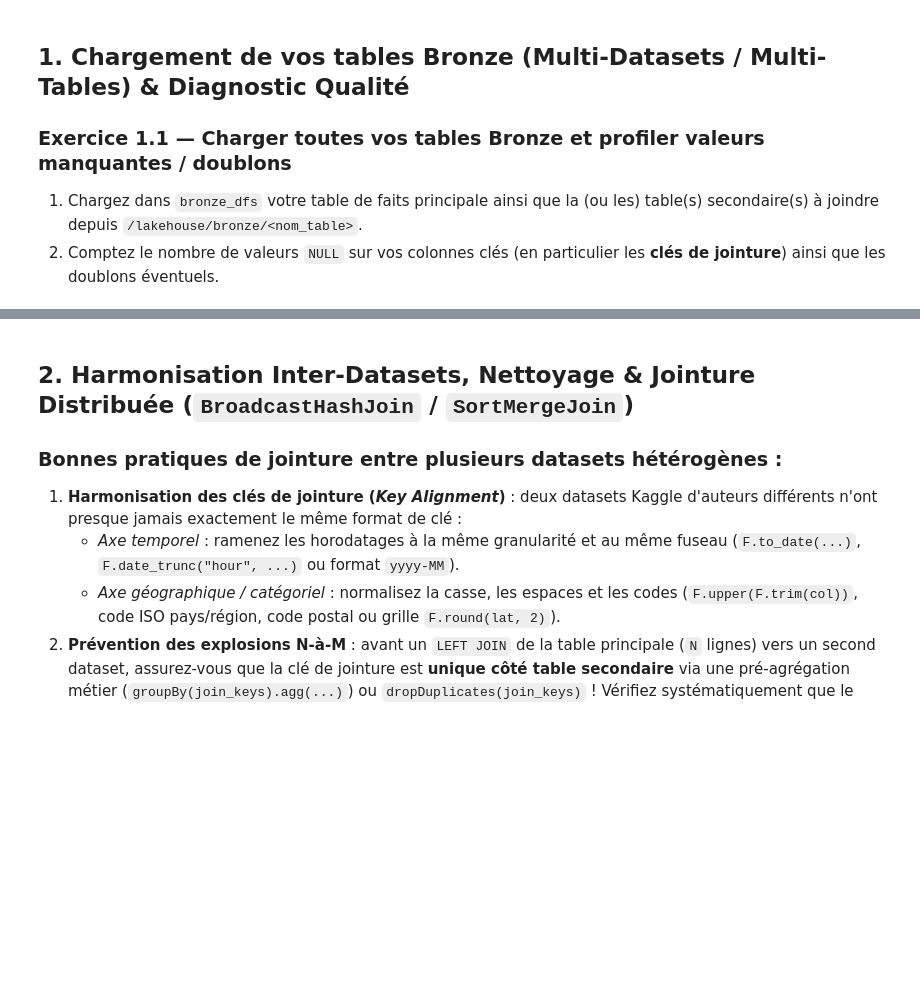
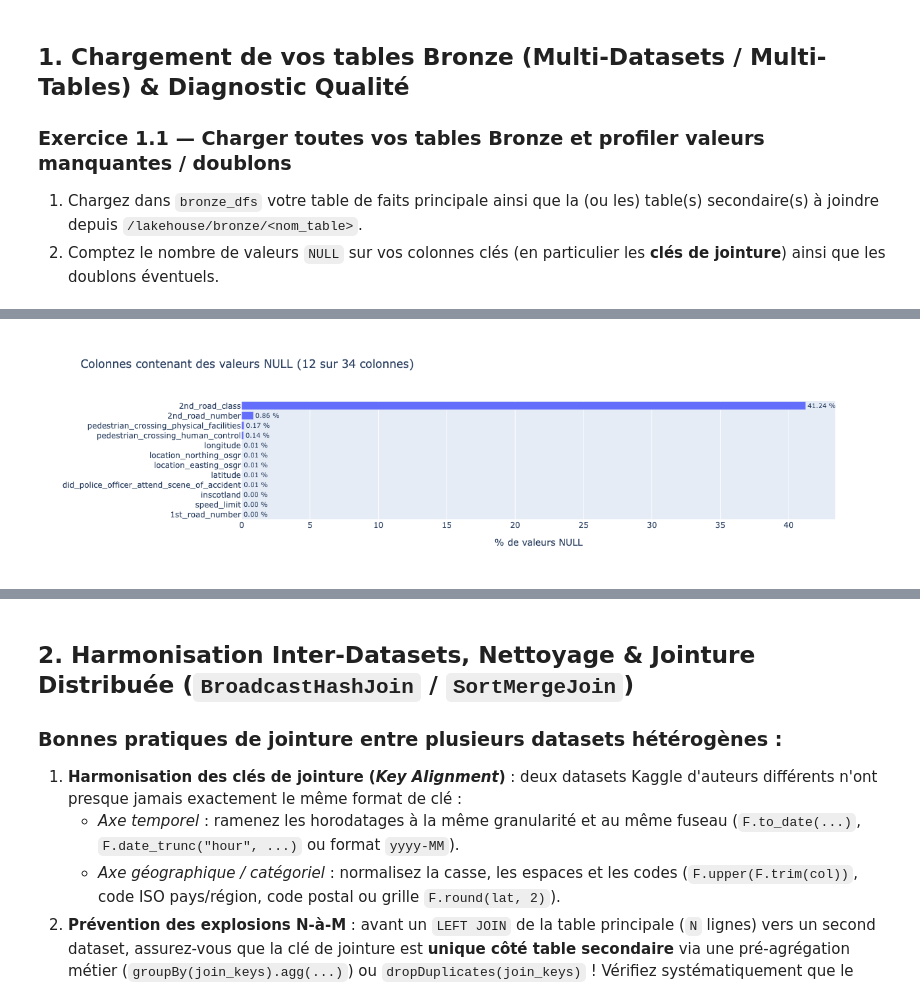
Before and after one commit to akram-dinobot/akram-amokrane-hadoop-kaggle, a Jupyter notebook: notebooks/J2_Spark_Delta_Silver.ipynb, the cells around one changed output, grey strips where cells are left out. Drawn from its saved outputs; the diff is of its cells as text; code cells hidden in the pictures; blank space fills up the shorter version.

Commit message:
feat(j2): add Plotly charts for nulls, vehicles per accident and match rate

```diff
--- a/notebooks/J2_Spark_Delta_Silver.ipynb
+++ b/notebooks/J2_Spark_Delta_Silver.ipynb
@@ -103,3 +103,22 @@ for alias, df in bronze_dfs.items():
 only showing top 20 rows
 [main] lignes=2,047,256 | doublons complets=0 | accident_index NULL=0 | clés distinctes=2,047,256 | ratio lignes/clé=1.00
 [secondary] lignes=2,177,205 | doublons complets=0 | accident_index NULL=0 | clés distinctes=1,488,981 | ratio lignes/clé=1.46
+# %%
+# Graphique 1 — Taux de valeurs NULL par colonne (table accidents Bronze)
+# `null_report` ne contient qu'une ligne par colonne (~35 lignes) : toPandas() sans risque
+import plotly.express as px
+
+pdf_nulls = (null_report.filter(F.col("nb_nulls") > 0)
+             .orderBy("pct_nulls")
+             .toPandas())
+
+fig = px.bar(
+    pdf_nulls, x="pct_nulls", y="colonne", orientation="h", text="pct_nulls",
+    hover_data=["nb_nulls"],
+    labels={"pct_nulls": "% de valeurs NULL", "colonne": ""},
+    title=f"Colonnes contenant des valeurs NULL ({len(pdf_nulls)} sur {len(data_cols)} colonnes)",
+)
+fig.update_traces(texttemplate="%{text:.2f} %", textposition="outside")
+fig.show()
+# %% [output]
+[figure, added]
```
Also changed, not shown: parts of 7 cells of this notebook.
